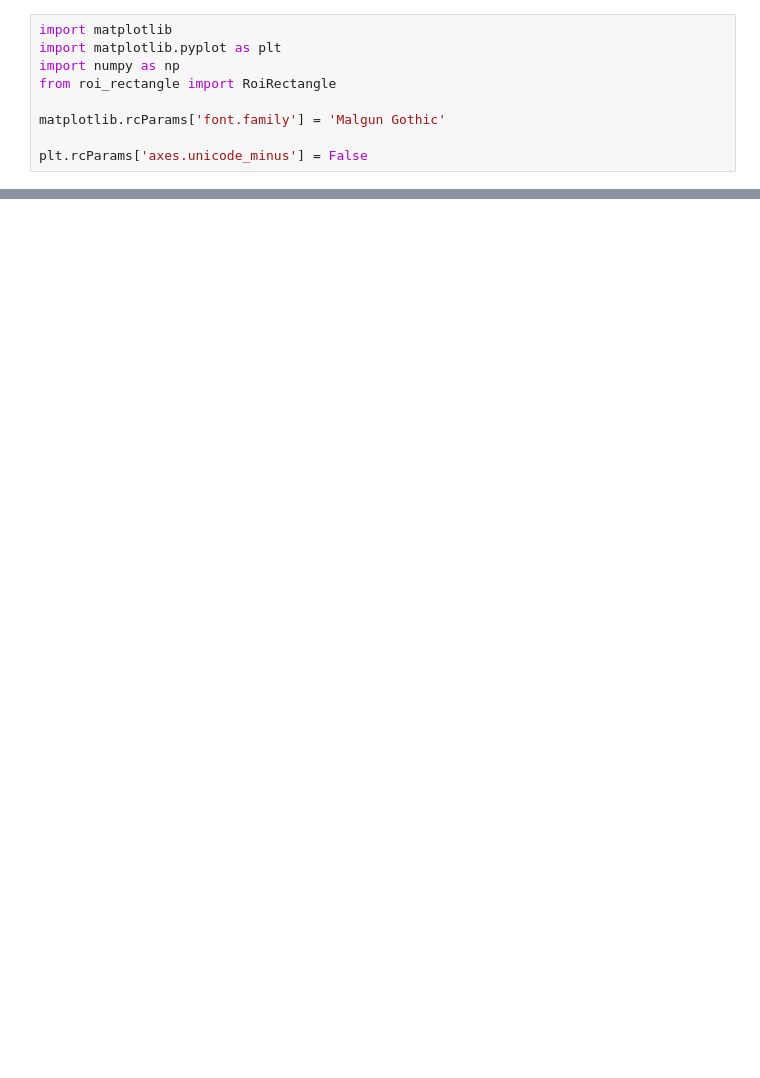
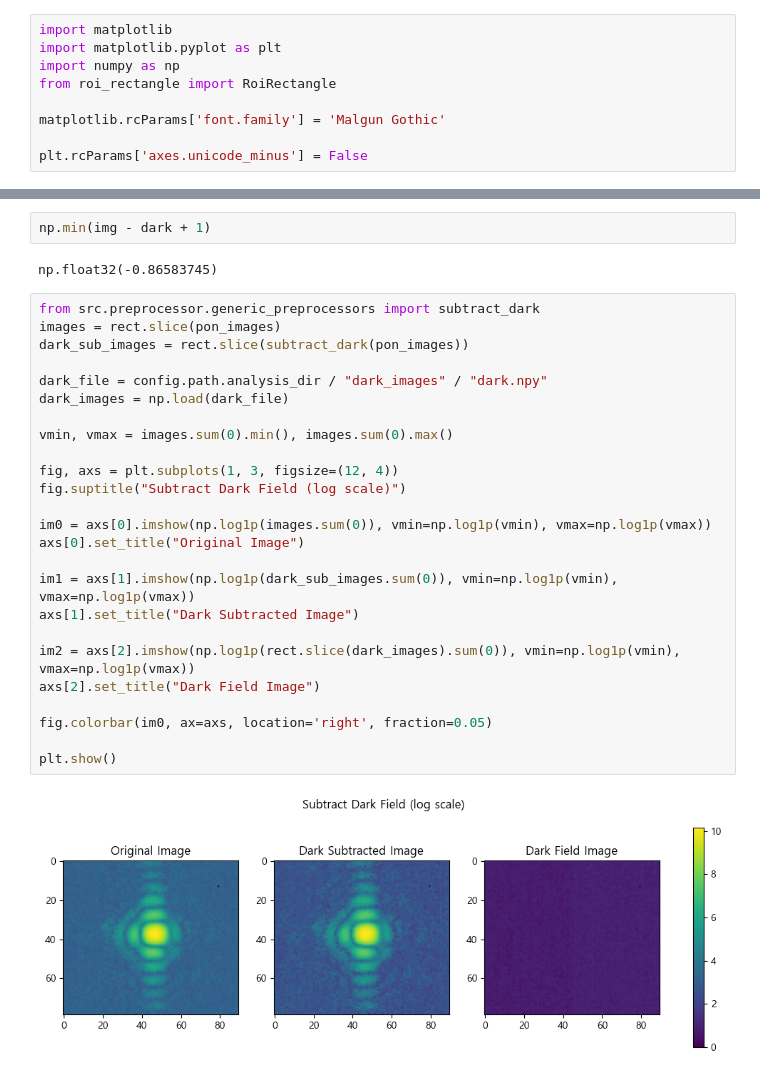
Before and after one commit to SJB7777/CordaX, a Jupyter notebook: notebooks/glamp.ipynb, the cells around one changed output, grey strips where cells are left out. Cells and saved outputs as stored; diff of their text form; blank space fills up the shorter version.

```diff
--- a/notebooks/glamp.ipynb
+++ b/notebooks/glamp.ipynb
@@ -49,0 +178,31 @@ fig.savefig('high_res_plot.png', dpi=300)
+# %%
+np.min(img - dark + 1)
+# %% [output]
+np.float32(-0.86583745)
+# %%
+from src.preprocessor.generic_preprocessors import subtract_dark
+images = rect.slice(pon_images)
+dark_sub_images = rect.slice(subtract_dark(pon_images))
+
+dark_file = config.path.analysis_dir / "dark_images" / "dark.npy"
+dark_images = np.load(dark_file)
+
+vmin, vmax = images.sum(0).min(), images.sum(0).max()
+
+fig, axs = plt.subplots(1, 3, figsize=(12, 4))
+fig.suptitle("Subtract Dark Field (log scale)")
+
+im0 = axs[0].imshow(np.log1p(images.sum(0)), vmin=np.log1p(vmin), vmax=np.log1p(vmax))
+axs[0].set_title("Original Image")
+
+im1 = axs[1].imshow(np.log1p(dark_sub_images.sum(0)), vmin=np.log1p(vmin), vmax=np.log1p(vmax))
+axs[1].set_title("Dark Subtracted Image")
+
+im2 = axs[2].imshow(np.log1p(rect.slice(dark_images).sum(0)), vmin=np.log1p(vmin), vmax=np.log1p(vmax))
+axs[2].set_title("Dark Field Image")
+
+fig.colorbar(im0, ax=axs, location='right', fraction=0.05)
+
+plt.show()
+# %% [output]
+[figure, added]
```
Also changed, not shown: parts of 13 cells of this notebook, 1 other file.
